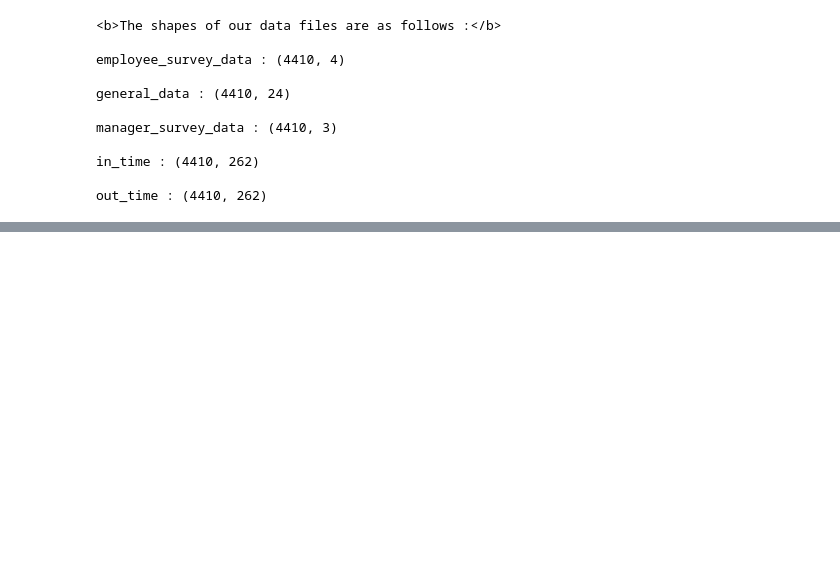
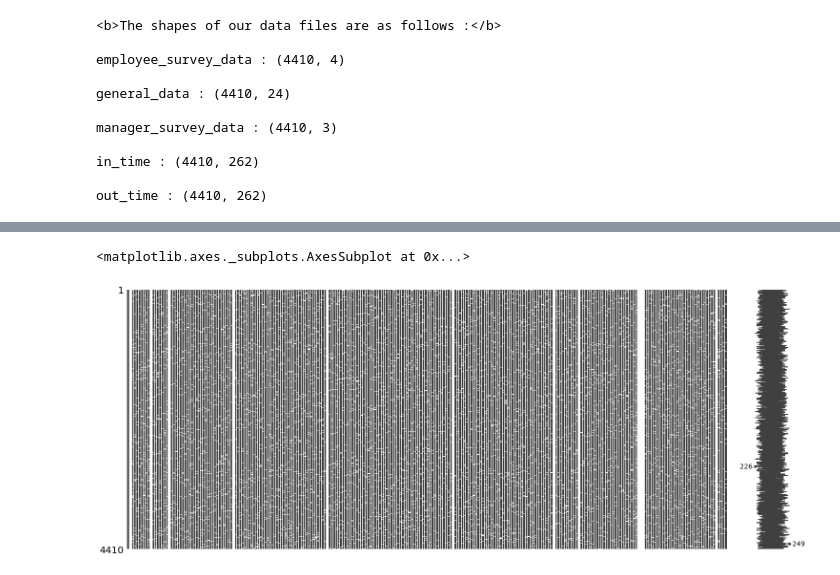
Before and after one commit to Titashmkhrj/HR_analytics_project, a Jupyter notebook: code_file.ipynb, the cells around one changed output, grey strips where cells are left out. Saved outputs shown, nothing was run; the diff lists cells and outputs as text; code cells hidden in the pictures; blank space fills up the shorter version.

```diff
--- a/code_file.ipynb
+++ b/code_file.ipynb
@@ -125,0 +164,5 @@ out_time : (4410, 262)
+# %%
+msno.matrix(in_time)
+# %% [output]
+<matplotlib.axes._subplots.AxesSubplot at 0x...>
+[figure, added]
```
Also changed, not shown: parts of 30 cells of this notebook.
